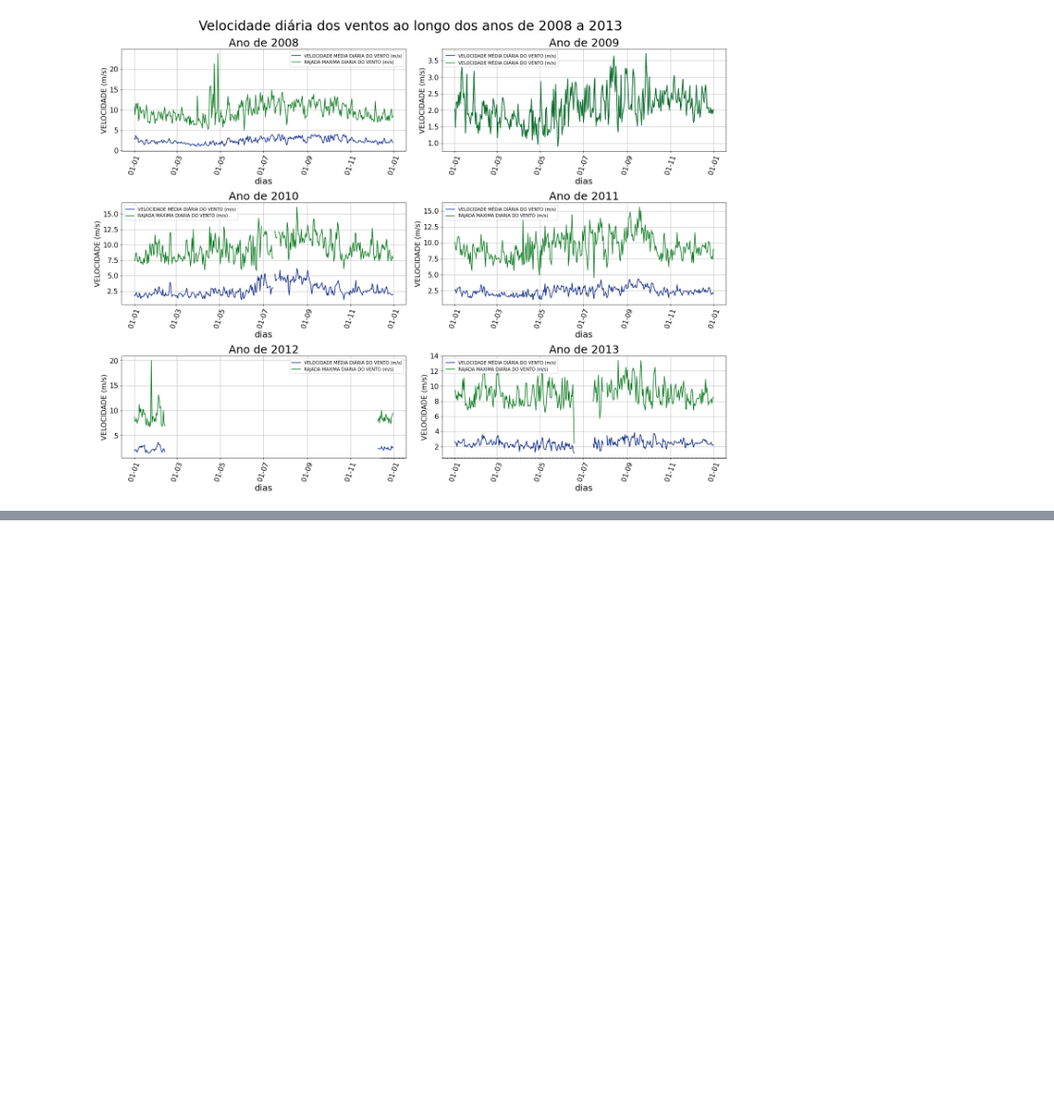
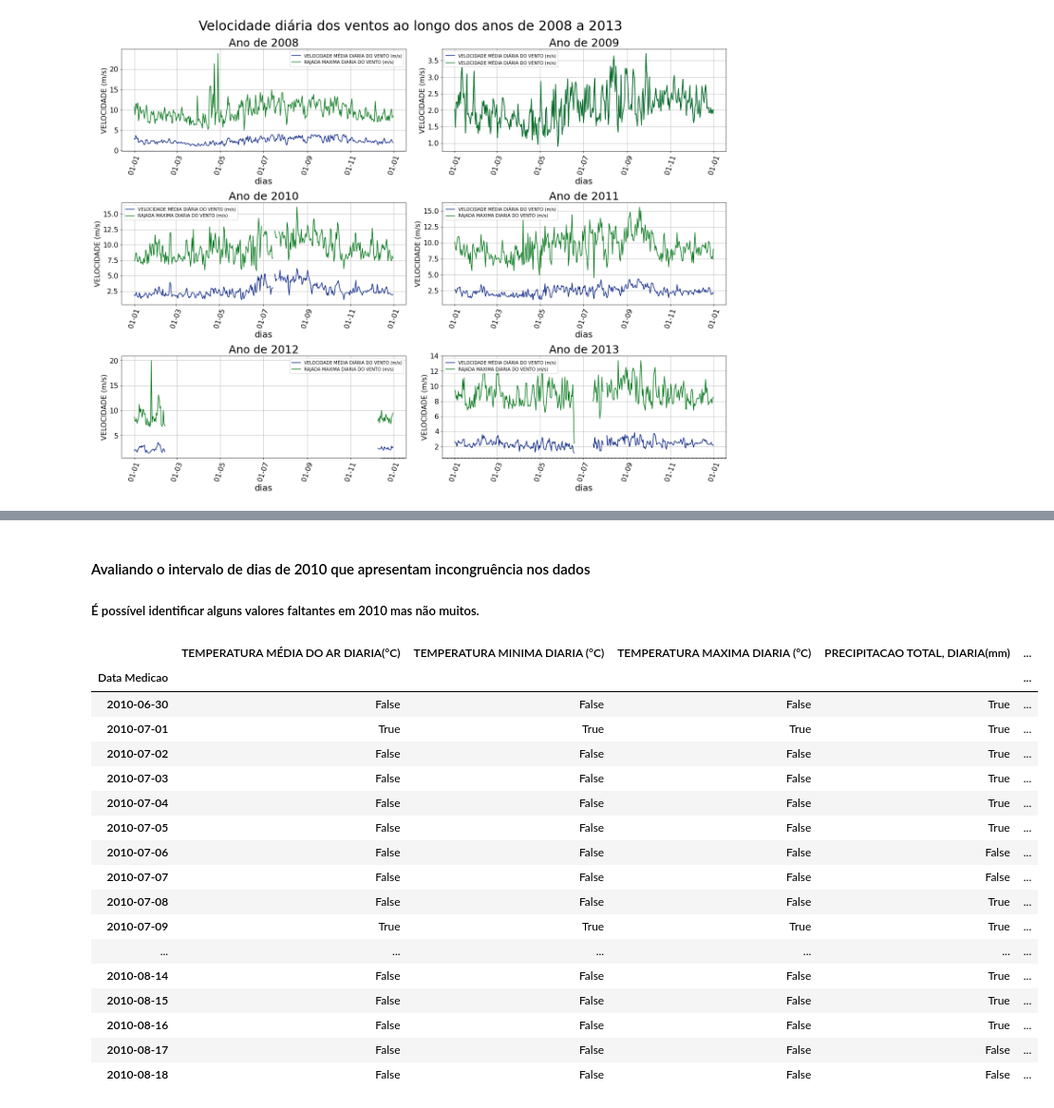
Before and after one commit to V-kr0pt/previsao-de-demanda, a Jupyter notebook: Jupyter/Dados_Meteorologicos_Diarios.ipynb, the cells around one changed output, grey strips where cells are left out. Shown at 95% size. Saved outputs shown, nothing was run; the diff lists cells and outputs as text; code cells hidden in the pictures; blank space fills up the shorter version.

```diff
--- a/Jupyter/Dados_Meteorologicos_Diarios.ipynb
+++ b/Jupyter/Dados_Meteorologicos_Diarios.ipynb
@@ -492,0 +506,36 @@ for i in range(3):
+# %% [markdown]
+#### Avaliando o intervalo de dias de 2010 que apresentam incongruência nos dados
+
+##### É possível identificar alguns valores faltantes em 2010 mas não muitos.
+# %%
+#retornando um dataframe com False nas colunas que possuem valores e True nas colunas que não possuem
+temp_null_10 = df_temp_10.isnull()
+vento_null_10 = df_vento_10.isnull()
+rad_null_10 = df_rads_10.isnull()
+#No caso dos dados de precipitação total vemos que o problema ocorre porém existem valores iguais a 0 ao invés de null
+chuvas_null_10 = df_chuva_10['PRECIPITACAO TOTAL, DIARIA(mm)'] == 0.0
+
+#concatenando e formando um único dataframe.
+all_null_10 = pd.concat([temp_null_10,chuvas_null_10, vento_null_10, rad_null_10], axis=1)
+
+#apresentando o dataframe na fatia em que existem dados faltantes
+display(all_null_10.iloc[180:230])
+# %% [output]
+|  | TEMPERATURA MÉDIA DO AR DIARIA(°C) | TEMPERATURA MINIMA DIARIA (°C) | TEMPERATURA MAXIMA DIARIA (°C) | PRECIPITACAO TOTAL, DIARIA(mm) | ... |
+| Data Medicao |  |  |  |  | ... |
+| 2010-06-30 | False | False | False | True | ... |
+| 2010-07-01 | True | True | True | True | ... |
+| 2010-07-02 | False | False | False | True | ... |
+| 2010-07-03 | False | False | False | True | ... |
+| 2010-07-04 | False | False | False | True | ... |
+| 2010-07-05 | False | False | False | True | ... |
+| 2010-07-06 | False | False | False | False | ... |
+| 2010-07-07 | False | False | False | False | ... |
+| 2010-07-08 | False | False | False | True | ... |
+| 2010-07-09 | True | True | True | True | ... |
+| ... | ... | ... | ... | ... | ... |
+| 2010-08-14 | False | False | False | True | ... |
+| 2010-08-15 | False | False | False | True | ... |
+| 2010-08-16 | False | False | False | True | ... |
+| 2010-08-17 | False | False | False | False | ... |
+| 2010-08-18 | False | False | False | False | ... |
```
Also changed, not shown: parts of 12 cells of this notebook, 1 other file.
